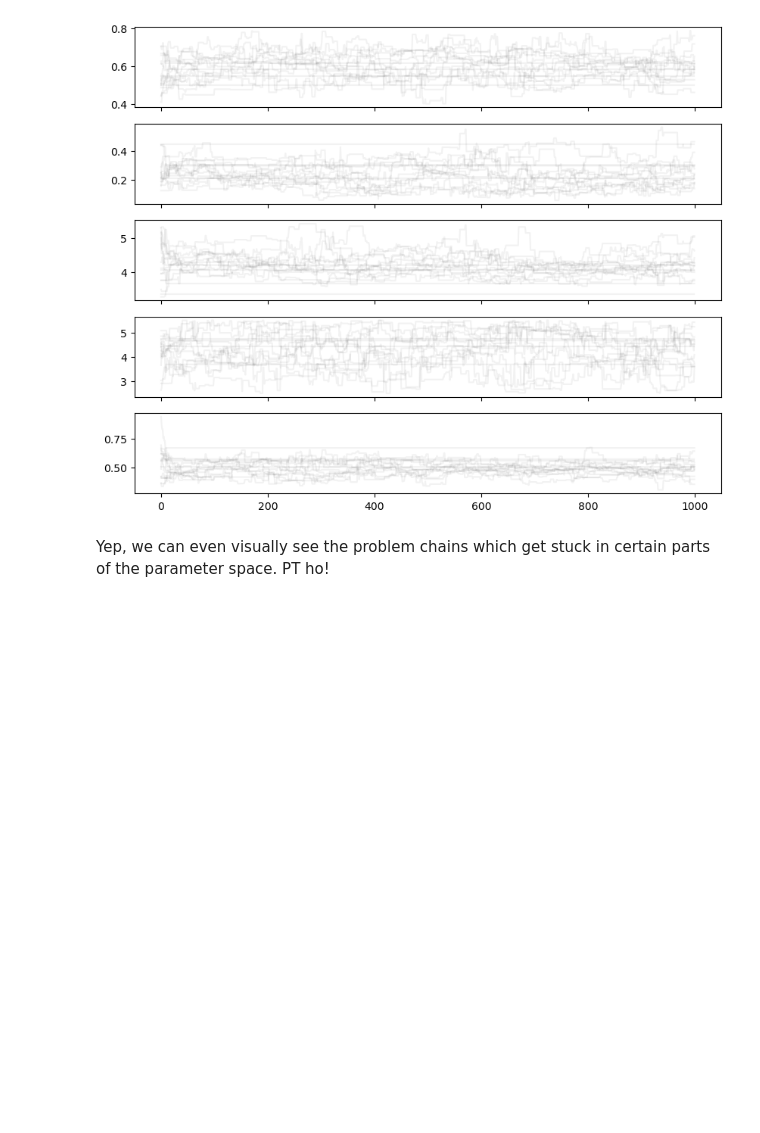
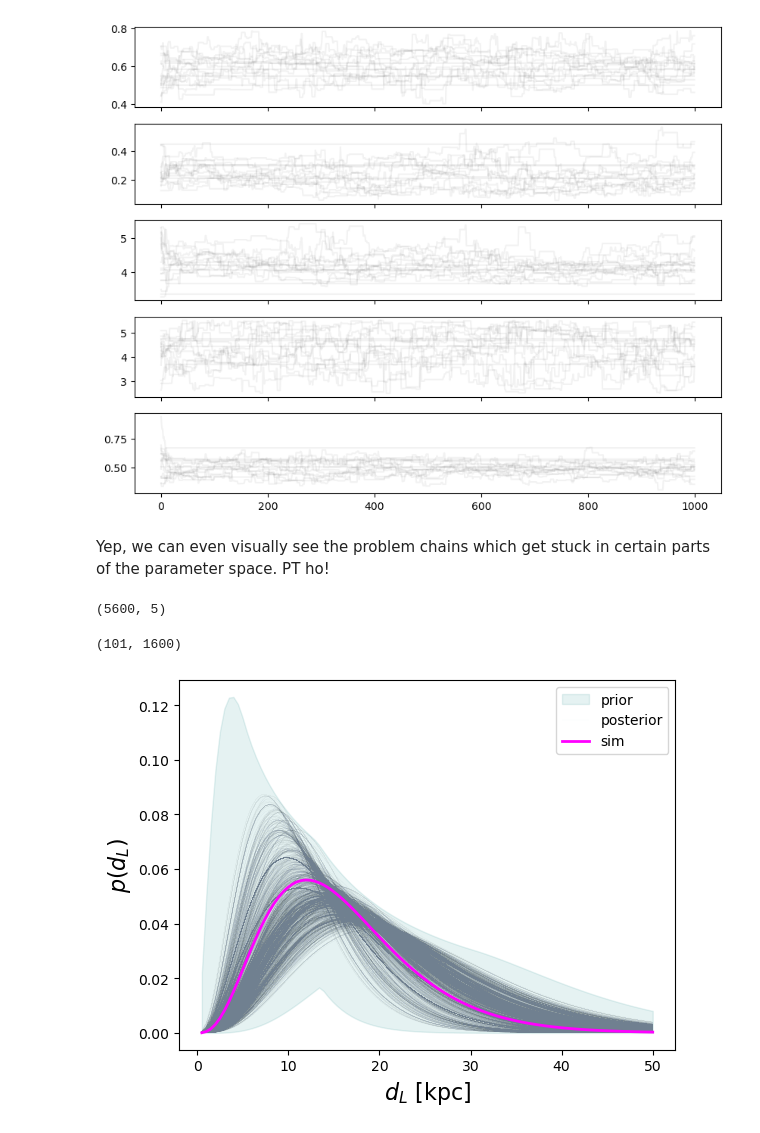
Before and after one commit to criswellalexander/pelargir-gb, a Jupyter notebook: prototype-notebooks/Toy-model-for-toy-model.ipynb, the cells around one changed output. Drawn from its saved outputs; the diff is of its cells as text; code cells hidden in the pictures; blank space fills up the shorter version.

Commit message:
Some additional plots

```diff
--- a/prototype-notebooks/Toy-model-for-toy-model.ipynb
+++ b/prototype-notebooks/Toy-model-for-toy-model.ipynb
@@ -1664,3 +1664,39 @@ for i in range(ndim):
 [figure]
 # %% [markdown]
 Yep, we can even visually see the problem chains which get stuck in certain parts of the parameter space. PT ho!
+# %%
+thinned_samples.shape
+# %% [output]
+(5600, 5)
+# %%
+xs = np.linspace(0.5,50,101)
+a_grid, scale_grid = np.meshgrid(np.linspace(2.5,5.5,40),np.linspace(2.5,5.5,40))
+# %%
+gamma_grid = st.gamma.pdf(xs.reshape(-1,1),
+                          a=a_grid.flatten().reshape(-1,1).T,
+                          scale=scale_grid.flatten().reshape(-1,1).T)
+# %%
+gamma_grid.shape
+# %% [output]
+(101, 1600)
+# %%
+## looking at the distance recovery
+plt.figure()
+lower = np.min(gamma_grid,axis=1)
+upper = np.max(gamma_grid,axis=1)
+plt.fill_between(xs,lower,upper,
+                 alpha=0.1,color='teal',label='prior')
+for i in range(thinned_samples.shape[0]):
+    if i == 0:
+        plt.plot(xs,st.gamma.pdf(xs,a=thinned_samples[i,2],scale=thinned_samples[i,3]),
+                 lw=0.1,c='slategrey',alpha=0.1,label='posterior')
+    else:
+        plt.plot(xs,st.gamma.pdf(xs,a=thinned_samples[i,2],scale=thinned_samples[i,3]),
+                 lw=0.1,c='slategrey',alpha=0.1,label='__nolabel__')
+plt.plot(xs,st.gamma.pdf(xs,a=4,scale=4),lw=2,c='magenta',label='sim')
+plt.legend()
+plt.xlabel("$d_L$ [kpc]")
+plt.ylabel("$p(d_L)$")
+plt.show()
+# %% [output]
+[figure, added]
```
